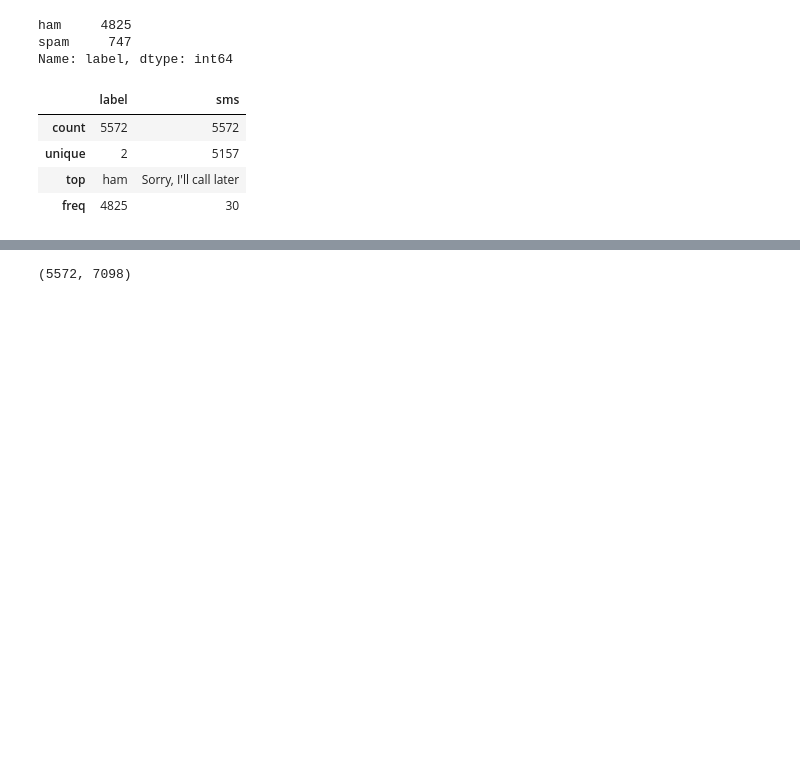
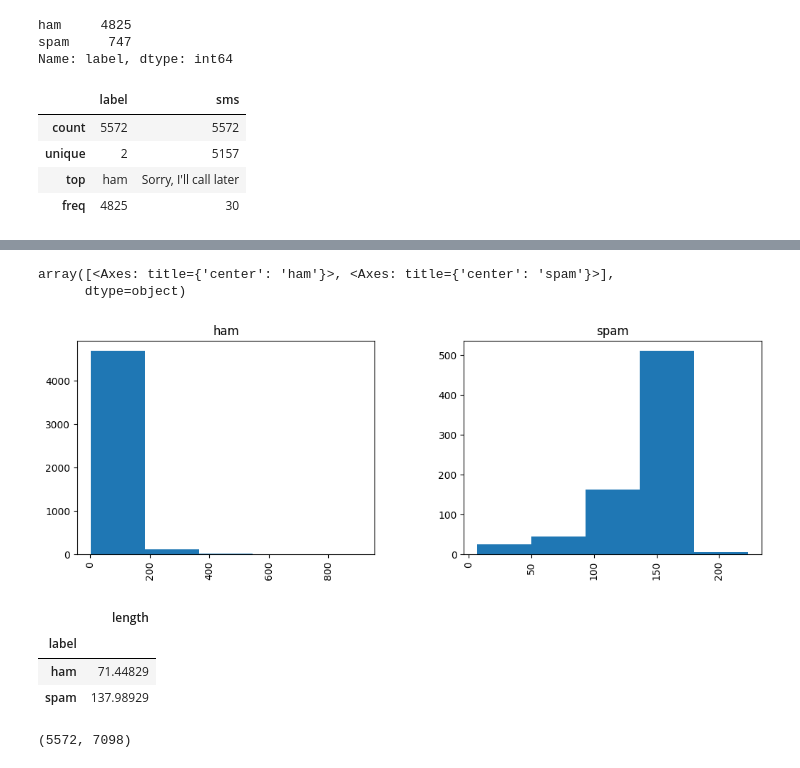
Before and after one commit to lovepreetmultani/Natural-Language-Processing, a Jupyter notebook: Spam_Detection_using_NLP.ipynb, the cells around one changed output, grey strips where cells are left out. Saved outputs shown, nothing was run; the diff lists cells and outputs as text; code cells hidden in the pictures; blank space fills up the shorter version.

```diff
--- a/Spam_Detection_using_NLP.ipynb
+++ b/Spam_Detection_using_NLP.ipynb
@@ -73,0 +82,6 @@ messages.head()
+# %%
+messages.hist(column = 'length', by ='label',figsize=(12,4), bins = 5)
+# %% [output]
+array([<Axes: title={'center': 'ham'}>, <Axes: title={'center': 'spam'}>],
+      dtype=object)
+[figure, added]
@@ -81,6 +102,14 @@ for i in range(0, len(messages)):
     review = [wordnet.lemmatize(word) for word in review if not word in stopwords.words('english')]
     review = ' '.join(review)
     corpus.append(review)
+# %%
+labels = messages.groupby('label').mean()
+labels
+# %% [output]
+|  | length |
+| label |  |
+| ham | 71.44829 |
+| spam | 137.98929 |
 # %%
 # Creating the Bag of Words model
 from sklearn.feature_extraction.text import CountVectorizer
```
Also changed, not shown: parts of 9 cells of this notebook.
